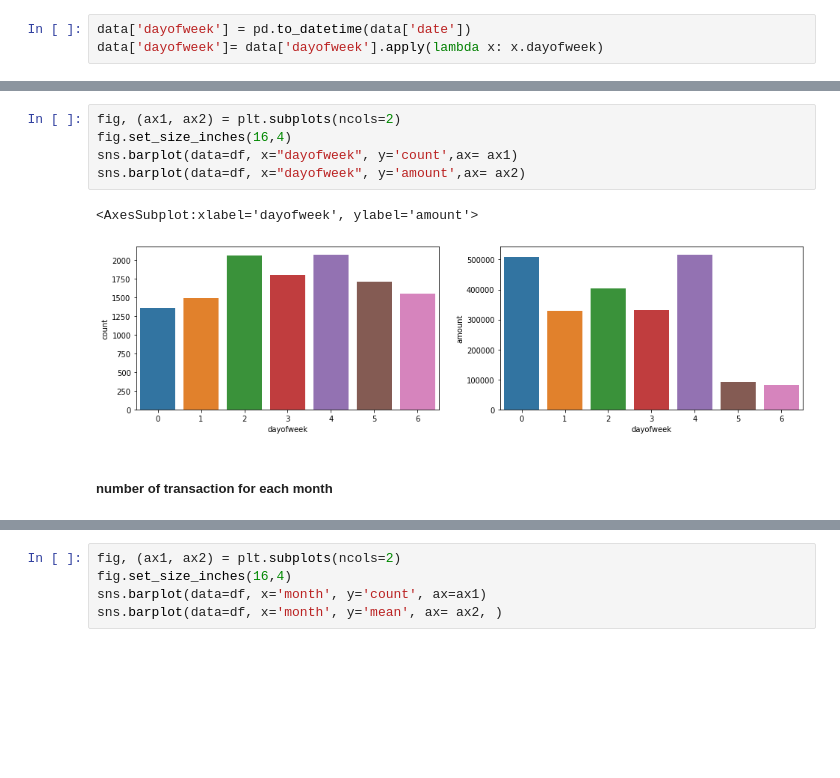
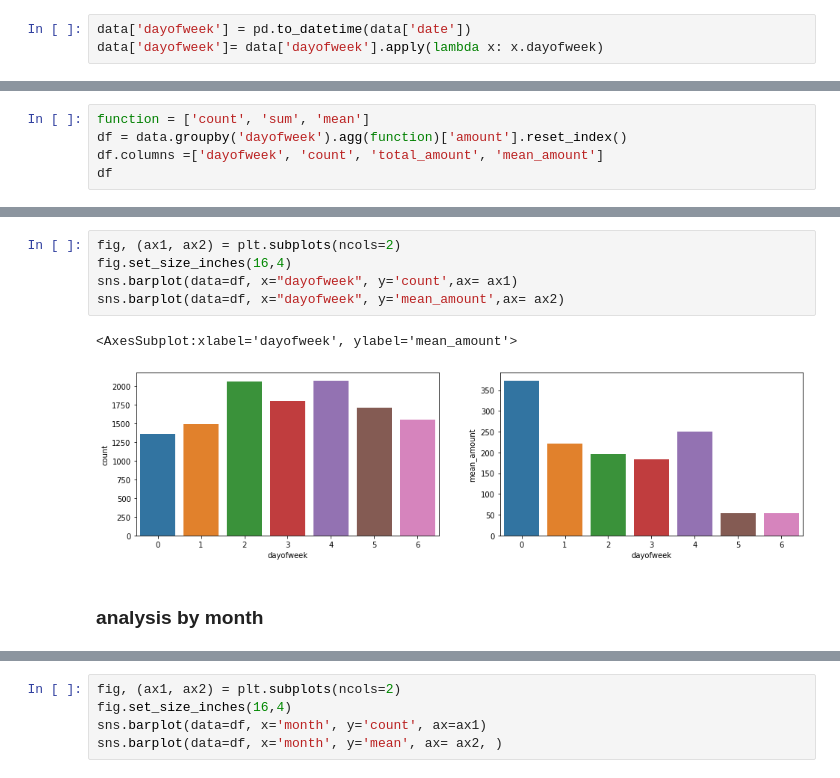
Before and after one commit to jiyoungparkme/machine_learning, a Jupyter notebook: anz_virtual_internship/anz_task_1.ipynb, the cells around one changed output, grey strips where cells are left out. Saved outputs shown, nothing was run; the diff lists cells and outputs as text; blank space fills up the shorter version.

```diff
--- a/anz_virtual_internship/anz_task_1.ipynb
+++ b/anz_virtual_internship/anz_task_1.ipynb
@@ -147,0 +127,5 @@ df
+# %%
+function = ['count', 'sum', 'mean']
+df = data.groupby('dayofweek').agg(function)['amount'].reset_index()
+df.columns =['dayofweek', 'count', 'total_amount', 'mean_amount']
+df
@@ -148,13 +141,13 @@ df
 # %%
 fig, (ax1, ax2) = plt.subplots(ncols=2)
 fig.set_size_inches(16,4)
 sns.barplot(data=df, x="dayofweek", y='count',ax= ax1)
-sns.barplot(data=df, x="dayofweek", y='amount',ax= ax2)
+sns.barplot(data=df, x="dayofweek", y='mean_amount',ax= ax2)
 # %% [output]
-<AxesSubplot:xlabel='dayofweek', ylabel='amount'>
+<AxesSubplot:xlabel='dayofweek', ylabel='mean_amount'>
-[figure, old version]
+[figure, new version]
-# %% [markdown]
-##### number of transaction for each month
+# %% [markdown]
+### analysis by month
 # %%
 data['count'] = 1
 data['month'] = pd.to_datetime(data['date']).apply(lambda x: x.month)
```
Also changed, not shown: parts of 37 cells of this notebook.
